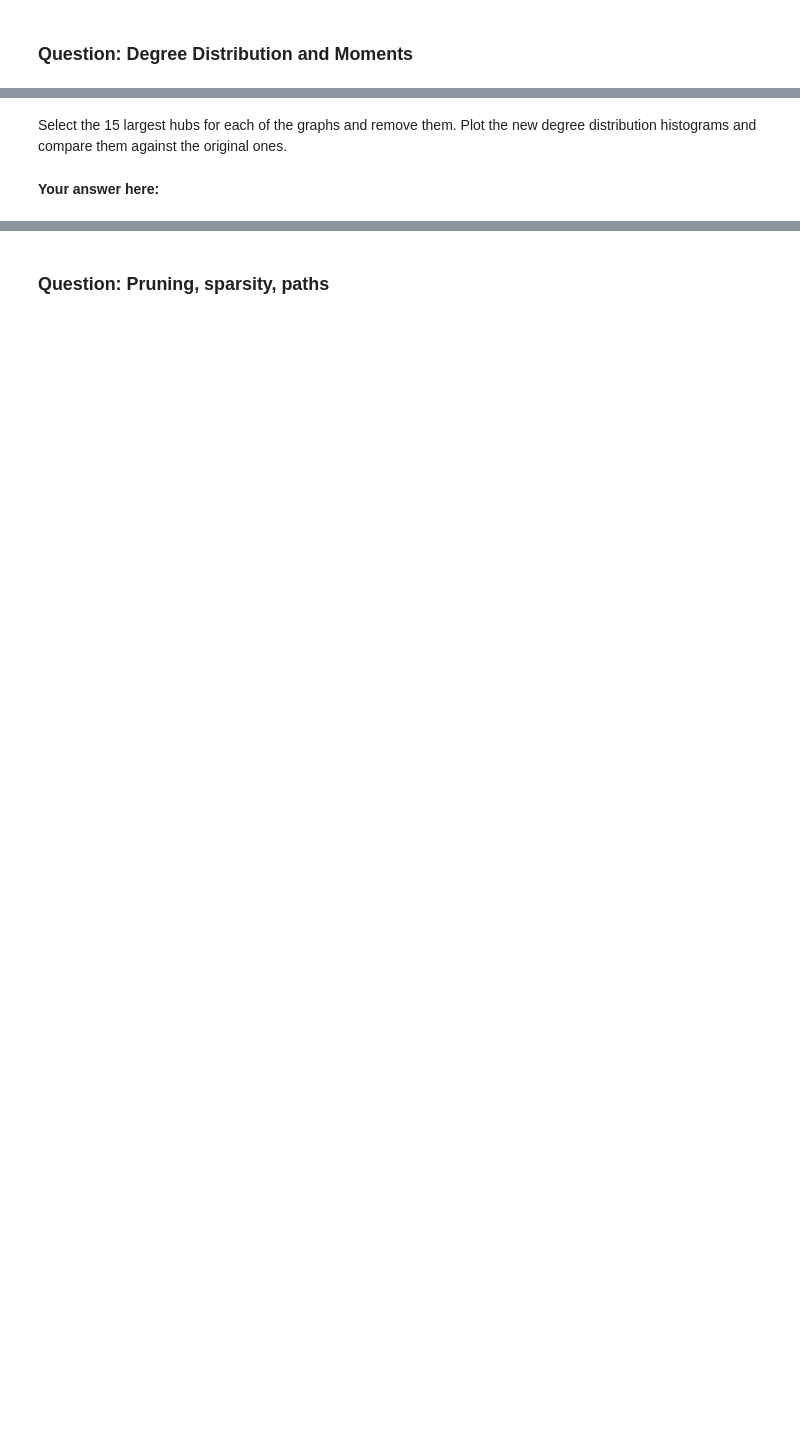
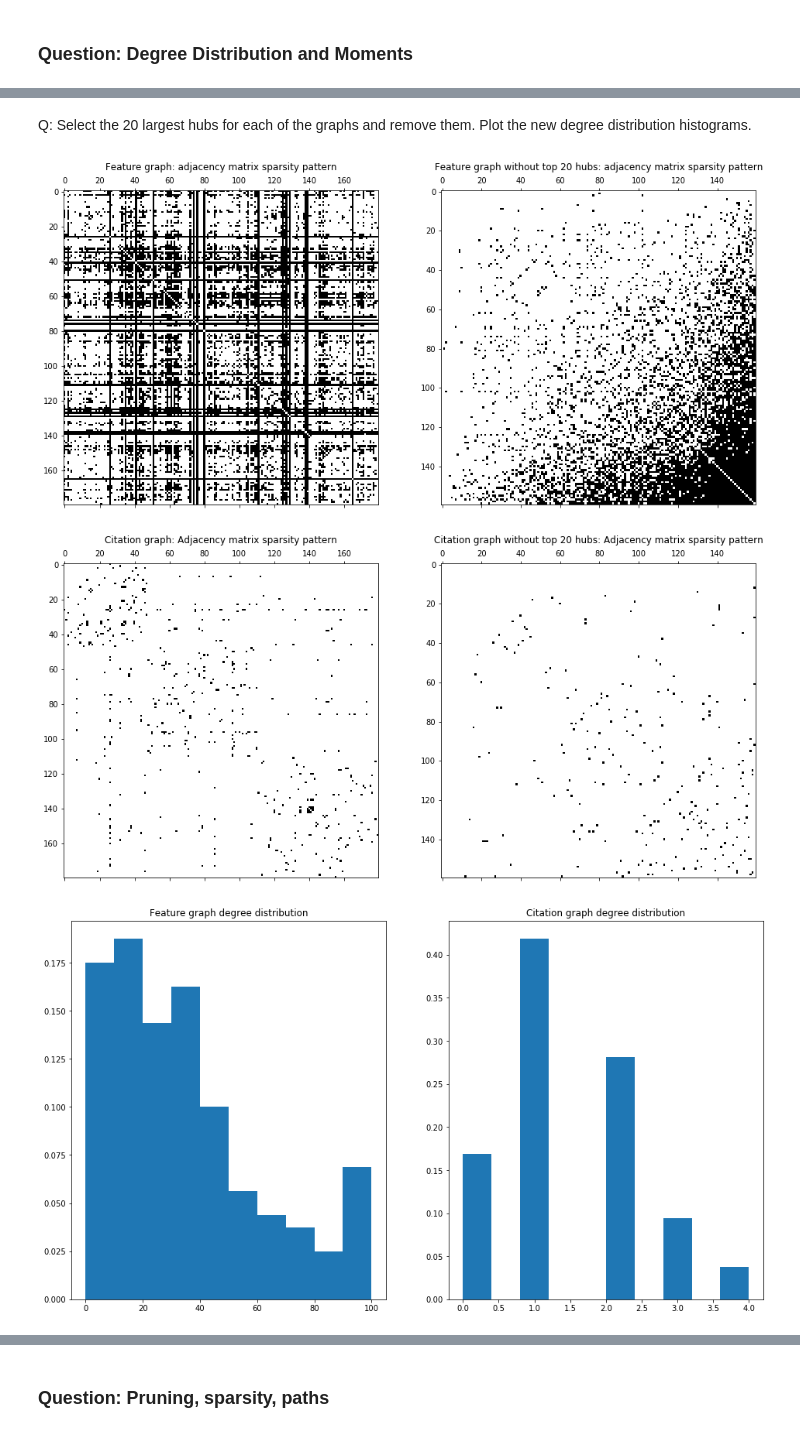
Before and after one commit to mdeff/ntds_2019, a Jupyter notebook: assignments/Assignment_1_draft.ipynb, the cells around one changed output, grey strips where cells are left out. Drawn from its saved outputs; the diff is of its cells as text; code cells hidden in the pictures; blank space fills up the shorter version.

```diff
--- a/assignments/Assignment_1_draft.ipynb
+++ b/assignments/Assignment_1_draft.ipynb
@@ -85,2 +209,2 @@ Calculate the first and second moments of each graph. Explain the moment differe
 # %% [markdown]
-Select the 15 largest hubs for each of the graphs and remove them. Plot the new degree distribution histograms and compare them against the original ones.
+Q: Select the 20 largest hubs for each of the graphs and remove them. Plot the new degree distribution histograms.
@@ -102,3 +211,60 @@ plt.hist(new_degrees_feature);
-# %% [markdown]
-**Your answer here:**
+# %%
+#get degrees of the new unordered one
+removed_feat = np.argsort(degrees_feature)[:-20]
+removed_cite = np.argsort(degrees_citation)[:-20]
+
+#reduced_degrees_feat = degrees_feature[removed_feat]
+#reduced_degrees_net = degrees_citation[removed_cite]
+
+reduced_A_feature = A_feature[removed_feat,:]
+reduced_A_feature = reduced_A_feature[:,removed_feat]
+
+reduced_A_citation = A_citation[removed_cite,:]
+reduced_A_citation = reduced_A_citation[:, removed_cite]
+
+
+plt.figure(1, figsize=(16,9))
+a=plt.subplot(121)
+plt.title('Feature graph: adjacency matrix sparsity pattern')
+plt.spy(A_feature)
+b=plt.subplot(122)
+plt.title('Feature graph without top 20 hubs: adjacency matrix sparsity pattern')
+plt.spy(reduced_A_feature)
+
+
+plt.figure(2, figsize=(16,9))
+a=plt.subplot(121)
+plt.title('Citation graph: Adjacency matrix sparsity pattern')
+plt.spy(A_citation)
+b=plt.subplot(122)
+plt.title('Citation graph without top 20 hubs: Adjacency matrix sparsity pattern')
+plt.spy(reduced_A_citation)
+
+
+
+reduced_degrees_feat = reduced_A_feature.sum(1)
+reduced_degrees_cit = reduced_A_citation.sum(1)
+
+deg_hist_normalization = np.ones(reduced_degrees_feat.shape[0])/reduced_degrees_feat.shape[0]
+
+plt.figure(3,figsize=(16,9))
+plt.subplot(121)
+plt.title('Feature graph degree distribution')
+plt.hist(reduced_degrees_feat, weights = deg_hist_normalization)
+plt.subplot(122)
+plt.title('Citation graph degree distribution')
+plt.hist(reduced_degrees_cit, weights = deg_hist_normalization)
+
+
+
+
+new_A_citation = reduced_A_citation
+new_A_feature = reduced_A_feature
+
+new_degrees_citation =  reduced_degrees_cit
+new_degrees_feature = reduced_degrees_feat
+# %% [output]
+[figure, added]
+[figure, added]
+[figure, added]
 # %% [markdown]
```
Also changed, not shown: parts of 53 cells of this notebook.
